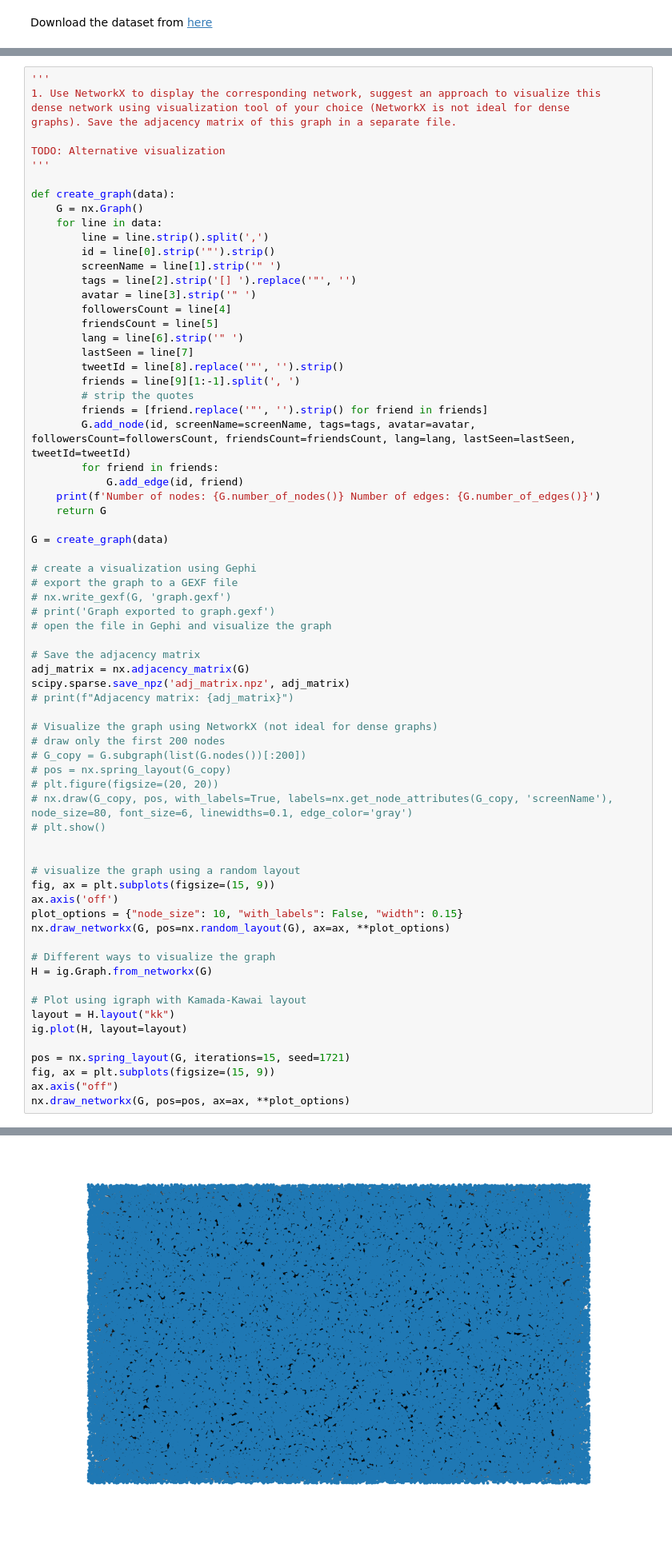
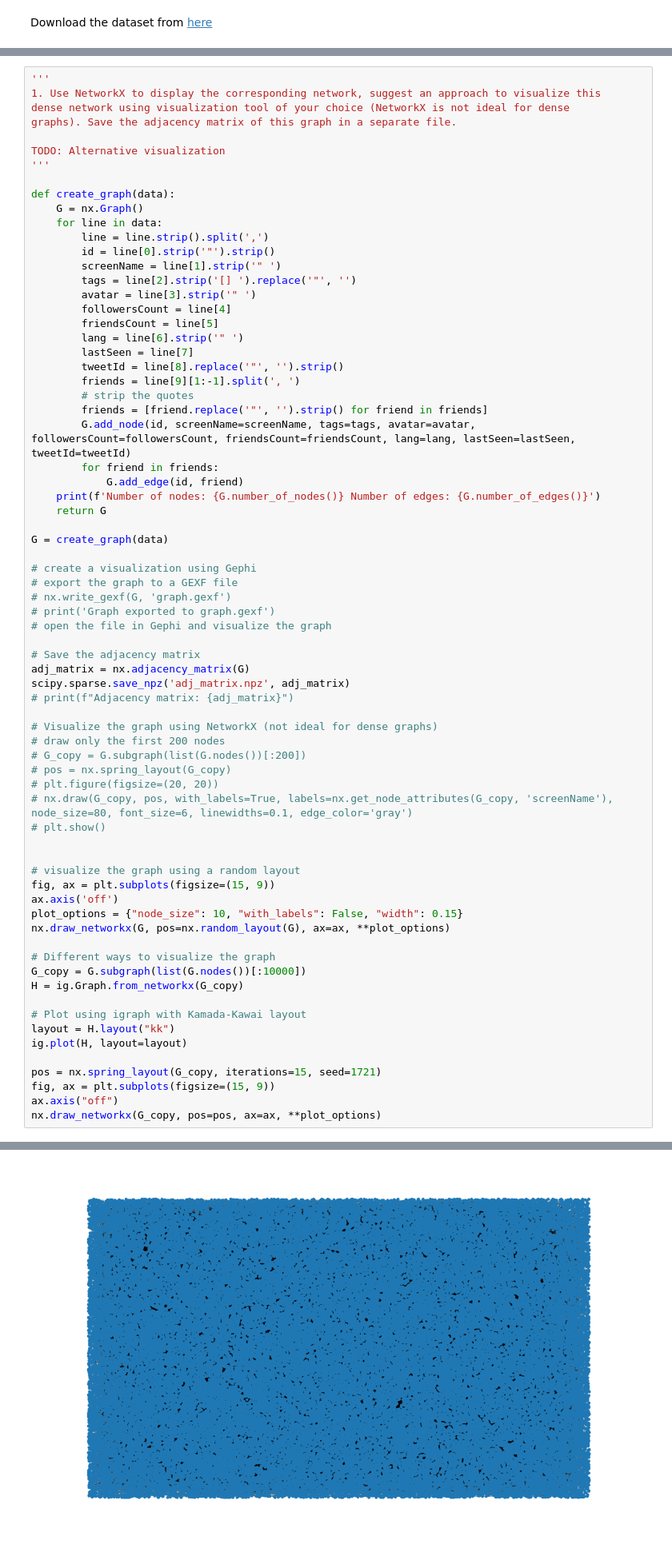
Before and after one commit to jsyrjako/SNA-Project, a Jupyter notebook: project.ipynb, the cells around one changed output, grey strips where cells are left out. Shown at 80% size. Cells and saved outputs as stored; diff of their text form.

```diff
--- a/project.ipynb
+++ b/project.ipynb
@@ -167,15 +172,16 @@ plot_options = {"node_size": 10, "with_labels": False, "width": 0.15}
 nx.draw_networkx(G, pos=nx.random_layout(G), ax=ax, **plot_options)
 
 # Different ways to visualize the graph
-H = ig.Graph.from_networkx(G)
+G_copy = G.subgraph(list(G.nodes())[:10000])
+H = ig.Graph.from_networkx(G_copy)
 
 # Plot using igraph with Kamada-Kawai layout
 layout = H.layout("kk")
 ig.plot(H, layout=layout)
 
-pos = nx.spring_layout(G, iterations=15, seed=1721)
+pos = nx.spring_layout(G_copy, iterations=15, seed=1721)
 fig, ax = plt.subplots(figsize=(15, 9))
 ax.axis("off")
-nx.draw_networkx(G, pos=pos, ax=ax, **plot_options)
+nx.draw_networkx(G_copy, pos=pos, ax=ax, **plot_options)
 # %% [output]
 Number of nodes: 73671 Number of edges: 39981
@@ -183 +188 @@ MemoryError: Error at src/core/vector.c:146: Cannot initialize vector. -- Out of
-[figure, old version]
+[figure, new version]
```
Also changed, not shown: parts of 9 cells of this notebook.
